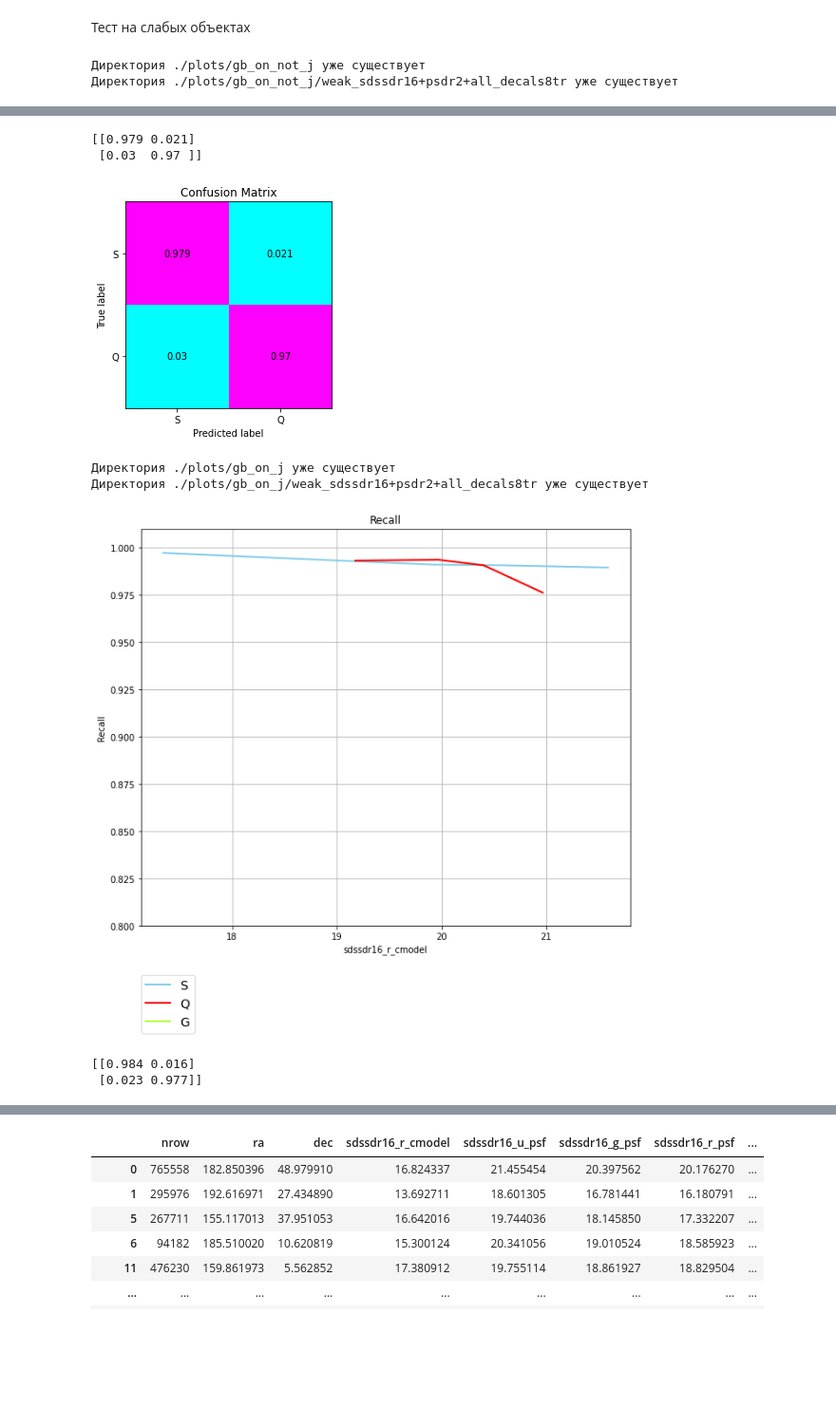
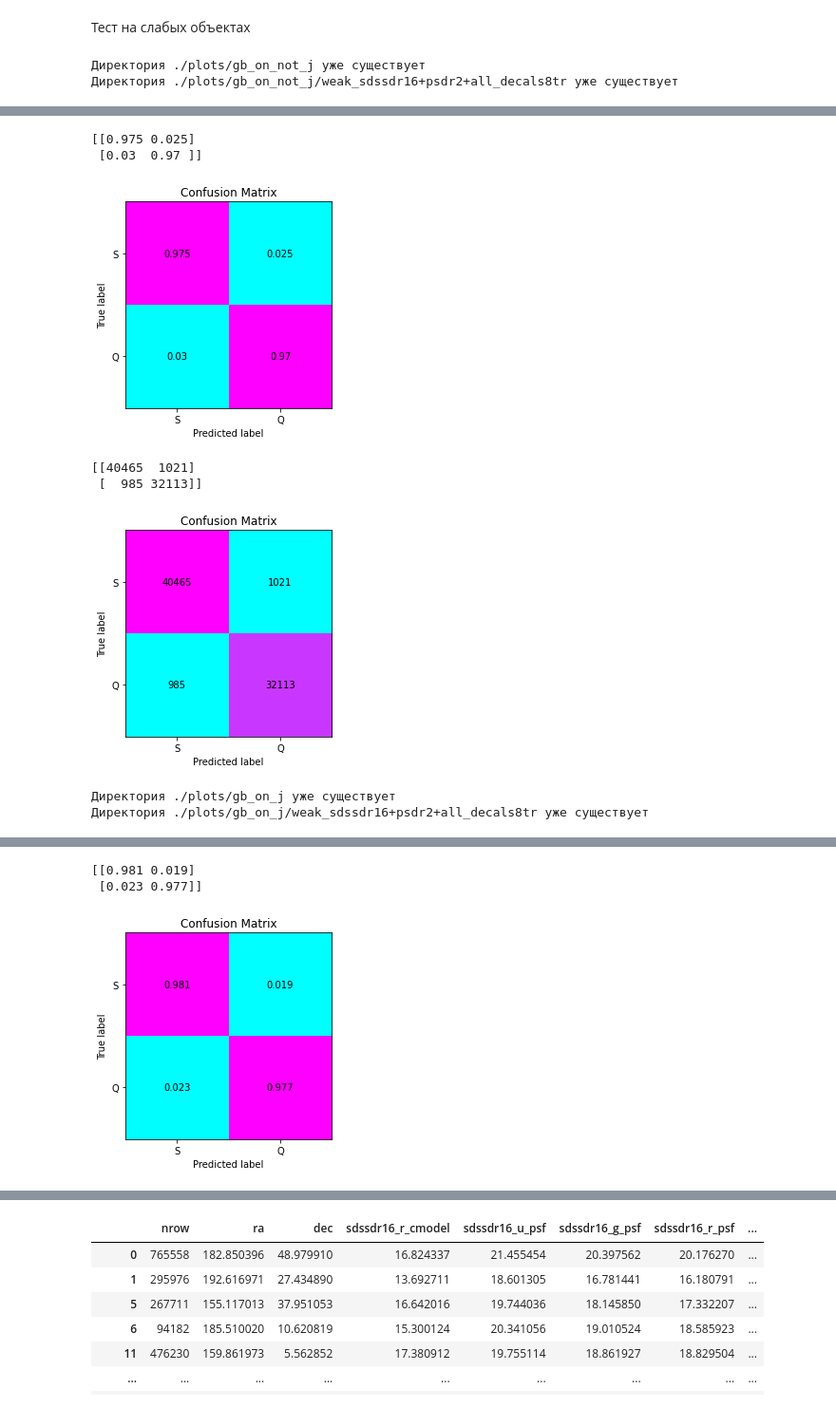
Before and after one commit to NadezhdaMalysheva/Scientific-work, a Jupyter notebook: S-G-Q_DESI+PanSTARRS+SDSS+WISE+J_UHS/Строим графики.ipynb, the cells around one changed output, grey strips where cells are left out. Shown at 95% size. Saved outputs shown, nothing was run; the diff lists cells and outputs as text; code cells hidden in the pictures; blank space fills up the shorter version.

```diff
--- a/S-G-Q_DESI+PanSTARRS+SDSS+WISE+J_UHS/Строим графики.ipynb
+++ b/S-G-Q_DESI+PanSTARRS+SDSS+WISE+J_UHS/Строим графики.ipynb
@@ -712,7 +732,7 @@ def choseAcc_2cv(X1, y1, X2, y2, model1, model2, n_split, robust1, robust2, func
             size = np.min((np.sum(y==1), np.sum(y==3), np.sum(y==2))) #для равновесия классов
             if size < lit:
                 if norm:
-                    return [0], [0], [0]
+                    return [0], [0],c [0]
                 size = np.max((np.sum(y==1), np.sum(y==3), np.sum(y==2)))
             test = np.concatenate((X[y==1][:size][:, 1:], X[y==2][:size][:, 1:], X[y==3][:size][:, 1:]))
             yt = np.concatenate((y[y==1][:size], y[y==2][:size], y[y==3][:size]))
@@ -760,15 +845,17 @@ def choseAcc_2cv(X1, y1, X2, y2, model1, model2, n_split, robust1, robust2, func
 # %%
-def Recall_plot(df11, df22, gb1, gb2, robust1, robust2, column, file_name=None, N=4, bloc_classs=None, data='not_j'):
+def Recall_plot(df11, df22, gb1, gb2, robust1, robust2, column,file_name=None,
+                N=4, bloc_classs=None, data='not_j', n_classes=2):
     def F1(y_true, y_pred):
         y_true = (y_true == classs) * 1
-        y_pred = (y_pred == classs) * 1
+        #y_pred = (y_pred == classs) * 1
 
         from sklearn import metrics
-        return metrics.f1_score(y_true, y_pred)
+        return metrics.roc_auc_score(y_true, y_pred[:, classs-1])
+        #return metrics.f1_score(y_true, y_pred)
 
 
 
-    lab =['S', 'Q', 'G']
+    lab =['S', 'Q'][:n_classes]
     plt.figure(figsize=(10, 10))
     lines = []
     labels = []
@@ -778,14 +865,14 @@ def Recall_plot(df11, df22, gb1, gb2, robust1, robust2, column, file_name=None,
         if classs == bloc_classs:
             continue
 
-        df111 = df11.loc[df11['class'] == classs]
-        df222 = df22.loc[df22['class'] == classs]
+        df111 = df11
+        df222 = df22
 
         X1, y1 = df111[[column]+f[data][overview]].values, df111['class'].values #.replace({'class':classes}, inplace = True)
         X2, y2 = df222[[column]+f[data][overview]].values, df222['class'].values
 
 
-        acc, r = choseAcc_2cv(X2, y2, X1, y1, gb1, gb2, N, robust1, robust2, F1, lit= 50 if N < 6 else 100)
+        acc, r = choseAcc_2cv(X2, y2, X1, y1, gb1, gb2, N, robust1, robust2, F1, lit= 50 if N < 6 else 100, proba=True)
         acc = np.array(acc).T
         clr = ['skyblue', 'red', 'greenyellow', 'orangered', 'chocolate', 'darkorange', 'orange', 'gold', 'yellow', 'lime', 'springgreen', 'aquamarine', 'aqua',    'lightskyblue']
         l, = plt.plot(r, acc, color=clr[i], lw=2)
@@ -817,6 +904,8 @@ def Confusion_Matrix(df11, df22, gb1, gb2, robust1, robust2, column, file_name=N
                                                                              else robust1.transform(X2[:, 1:])),
                                                      gb2.predict(X1[:, 1:] if robust2 is None
                                                                              else robust2.transform(X1[:, 1:])))) if not one else gb1.predict(X1[:, 1:] if robust1 is None else robust1.transform(X1[:, 1:]))
+
+    y_pred[y_pred == 3] = 1
 
 
 
@@ -911,6 +1000,7 @@ for data in ['not_j', 'j']:
 Тест на слабых объектах
 # %%
 model = 'gb'
+weak = 'weak_true'
 
 for data in ['not_j', 'j']:
 
@@ -940,8 +1030,8 @@ for data in ['not_j', 'j']:
 
 
 
-        model1, robust1 = joblib.load('weak/models0/'+ data +'/model_'+overview+'.pkl'), joblib.load('weak/models0/'+ data +'/'+overview+'_robust_for_gb.pkl')
-        model2, robust2 = joblib.load('weak/models1/'+ data +'/model_'+overview+'.pkl'), joblib.load('weak/models1/'+ data +'/'+overview+'_robust_for_gb.pkl')
+        model1, robust1 = joblib.load(weak+'/models0/'+ data +'/model_'+overview+'.pkl'), joblib.load(weak+'/models0/'+ data +'/'+overview+'_robust_for_gb.pkl')
+        model2, robust2 = joblib.load(weak+'/models1/'+ data +'/model_'+overview+'.pkl'), joblib.load(weak+'/models1/'+ data +'/'+overview+'_robust_for_gb.pkl')
 
         #joblib.dump(model1, f'/content/drive/MyDrive/Научная работа/Data/X-ray/{model}/model_{overview}_1.pkl')#были обучены на маленьком датасете
         #joblib.dump(robust1, f'/content/drive/MyDrive/Научная работа/Data/X-ray/{model}/{overview}_robust_for_{model}_1.pkl')
@@ -954,6 +1044,7 @@ for data in ['not_j', 'j']:
 
         Recall_plot(df11, df22, model1, model2, robust1, robust2, column, f'{path}/{overview}_{model}_', data=data)
         Confusion_Matrix(df11, df22, model1, model2, robust1, robust2, column, None, data=data, norm=True)
+        Confusion_Matrix(df11, df22, model1, model2, robust1, robust2, column, None, data=data, norm=False)
 # %% [output]
 Директория ./plots/gb_on_not_j уже существует
 Директория ./plots/gb_on_not_j/weak_sdssdr16+psdr2+all_decals8tr уже существует
@@ -961,8 +1052,8 @@ for data in ['not_j', 'j']:
-[[0.979 0.021]
+[[0.975 0.025]
  [0.03  0.97 ]]
 [figure]
-Директория ./plots/gb_on_j уже существует
-Директория ./plots/gb_on_j/weak_sdssdr16+psdr2+all_decals8tr уже существует
+[[40465  1021]
+ [  985 32113]]
-[figure, old version]
+[figure, new version]
-[[0.984 0.016]
- [0.023 0.977]]
+Директория ./plots/gb_on_j уже существует
+Директория ./plots/gb_on_j/weak_sdssdr16+psdr2+all_decals8tr уже существует
@@ -969,0 +1061,3 @@ for data in ['not_j', 'j']:
+[[0.981 0.019]
+ [0.023 0.977]]
+[figure, added]
```
Also changed, not shown: parts of 12 cells of this notebook, 1 other file.
